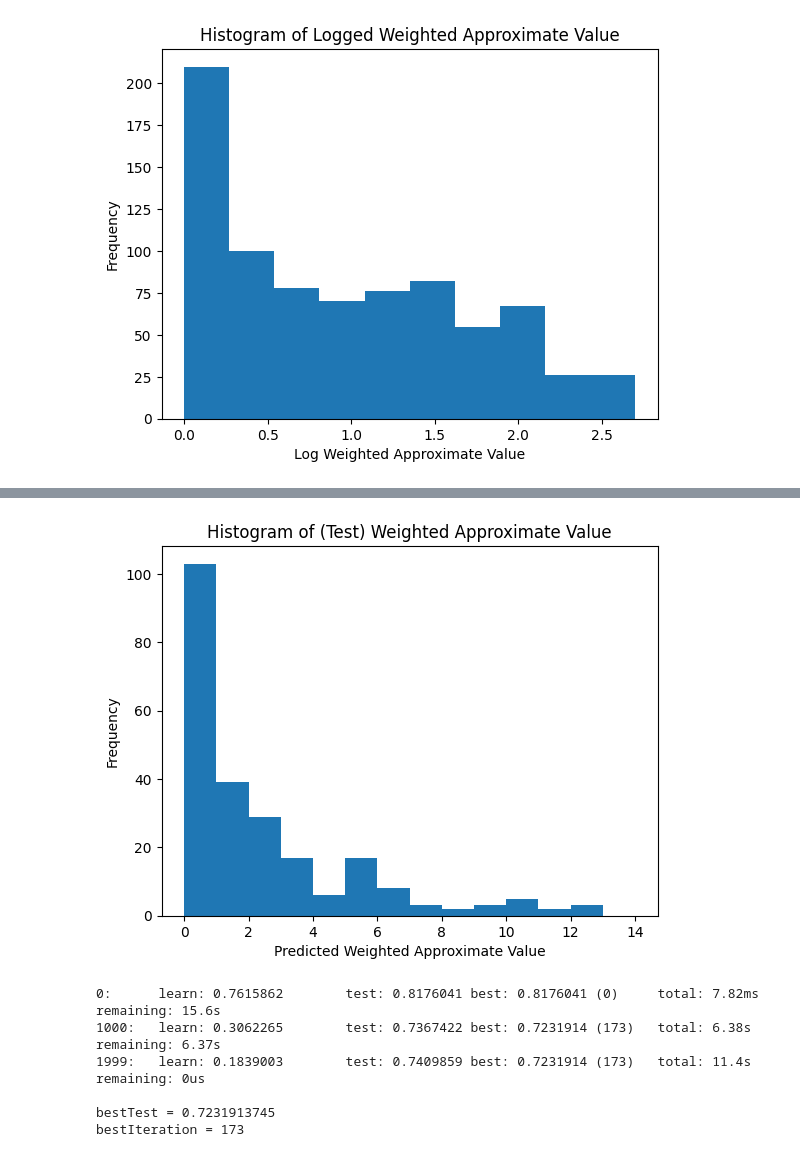
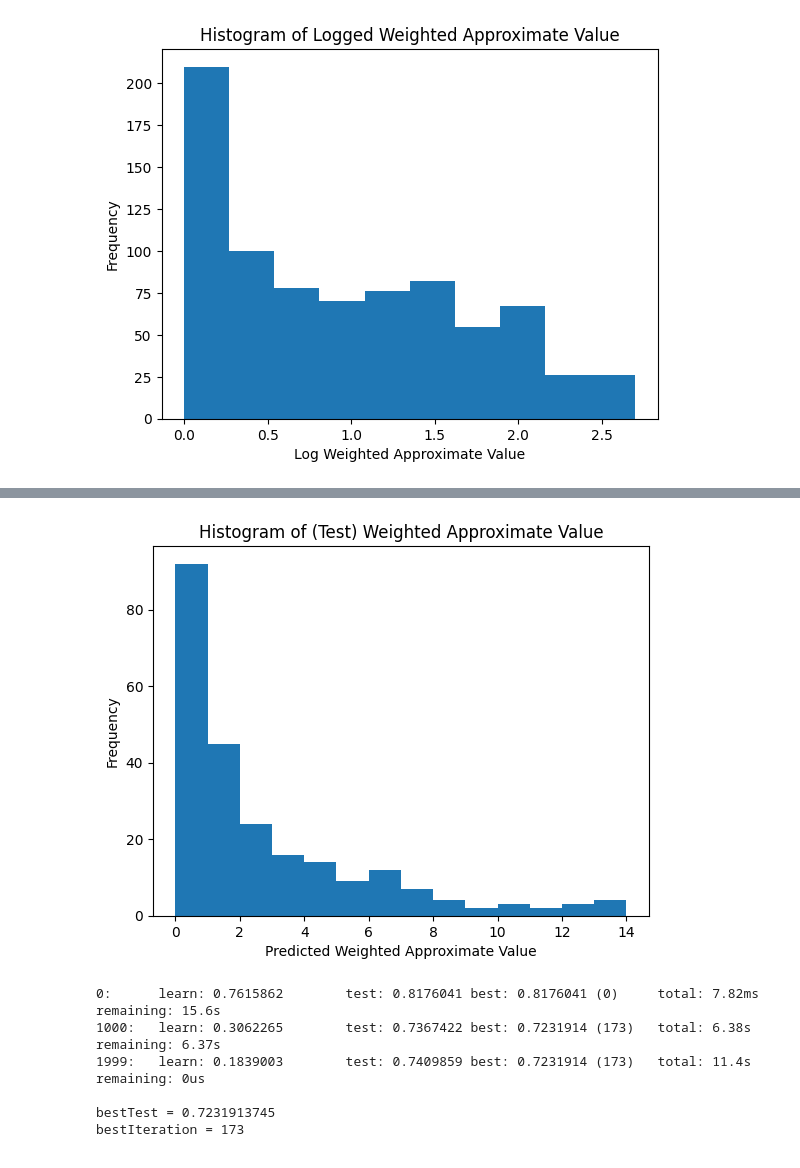
Before and after one commit to SU-IST707-SP26/group-project-big-brains-and-nathan, a Jupyter notebook: data/Initial_Modeling_IST_707_Final_Project.ipynb, the cells around one changed output, grey strips where cells are left out. Drawn from its saved outputs; the diff is of its cells as text; code cells hidden in the pictures.

```diff
--- a/data/Initial_Modeling_IST_707_Final_Project.ipynb
+++ b/data/Initial_Modeling_IST_707_Final_Project.ipynb
@@ -181,26 +210,26 @@ from sklearn.compose import ColumnTransformer
 from sklearn.model_selection import train_test_split
 
 
-train_x, test_x, train_y, test_y = train_test_split(X_nona, y_log, test_size = 0.3)
+train_x, test_x, train_y, test_y = train_test_split(X_nona, y_nona, test_size = 0.3)
 
-num_cols = train_x.select_dtypes(include=np.number).columns
-cat_cols = train_x.select_dtypes(include='object').columns
+# num_cols = train_x.select_dtypes(include=np.number).columns
+# cat_cols = train_x.select_dtypes(include=['str', 'category']).columns
 
 
-# Create transformer
-preprocessor = ColumnTransformer(
-    transformers=[
-        ('num', StandardScaler(), num_cols)
-    ],
-    remainder='passthrough',
-    verbose_feature_names_out=False
-)
+# # Create transformer
+# preprocessor = ColumnTransformer(
+#     transformers=[
+#         ('num', StandardScaler(), num_cols)
+#     ],
+#     remainder='passthrough',
+#     verbose_feature_names_out=False
+# )
 
-preprocessor.set_output(transform="pandas")
+# preprocessor.set_output(transform="pandas")
 
-# Fit on training data, transform both
-train_x = preprocessor.fit_transform(train_x)
-test_x = preprocessor.transform(test_x)
+# # Fit on training data, transform both
+# train_x = preprocessor.fit_transform(train_x)
+# test_x = preprocessor.transform(test_x)
 # %%
 train_x
 # %% [output]
@@ -301,11 +449,11 @@ plt.show()
 # %%
-plt.hist(test_y_exp, bins = bins)
+plt.hist(test_y, bins = bins)
 plt.ylabel('Frequency')
 plt.xlabel('Predicted Weighted Approximate Value')
 plt.title('Histogram of (Test) Weighted Approximate Value')
 plt.show()
 # %% [output]
-[figure, old version]
+[figure, new version]
 # %%
 from sklearn.model_selection import KFold
 import numpy as np
```
Also changed, not shown: parts of 12 cells of this notebook, 36 other files.
